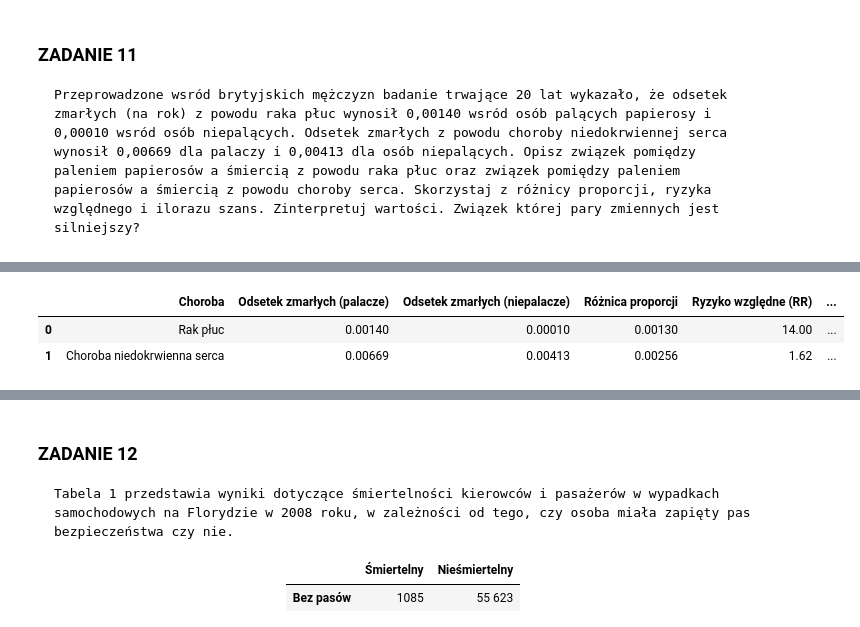
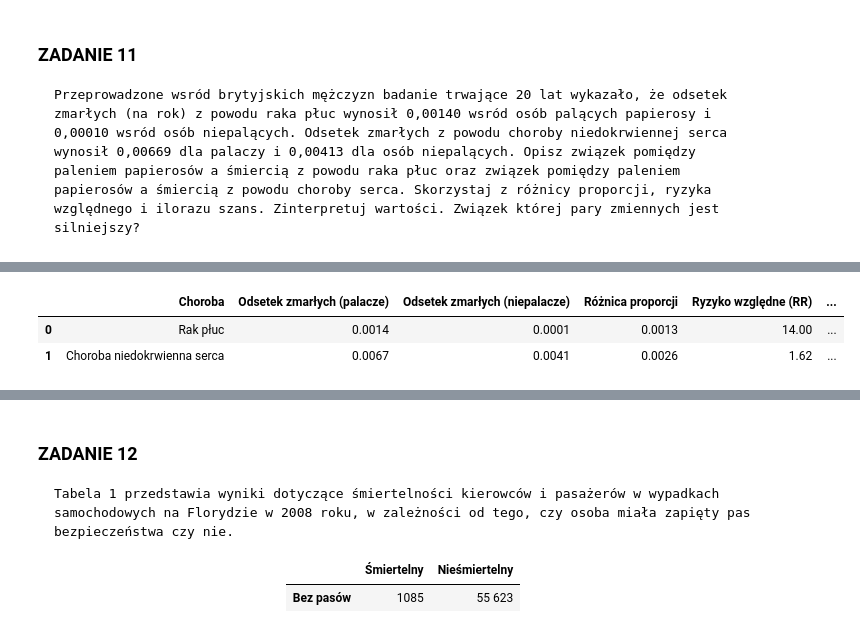
Before and after one commit to Jagaxxx/ADA_raporty, a Jupyter notebook: raport2/raport_l2.ipynb, the cells around one changed output, grey strips where cells are left out. Drawn from its saved outputs; the diff is of its cells as text; code cells hidden in the pictures.

```diff
--- a/raport2/raport_l2.ipynb
+++ b/raport2/raport_l2.ipynb
@@ -287,22 +330,22 @@ heart_disease_OR = (heart_disease_rate_smokers / (1 - heart_disease_rate_smokers
 # %%
 data_british_man = {
     "Choroba": ["Rak płuc", "Choroba niedokrwienna serca"],
     "Odsetek zmarłych (palacze)": [lung_cancer_rate_smokers, heart_disease_rate_smokers],
     "Odsetek zmarłych (niepalacze)": [lung_cancer_rate_nonsmokers, heart_disease_rate_nonsmokers],
     "Różnica proporcji": [lung_cancer_rate_diff, heart_disease_rate_diff],
     "Ryzyko względne (RR)": [lung_cancer_RR, heart_disease_RR],
     "Iloraz szans (OR)": [lung_cancer_OR, heart_disease_OR]
 }
 
-df = pd.DataFrame(data_british_man)
-df["Odsetek zmarłych (palacze)"] = df["Odsetek zmarłych (palacze)"].apply(lambda x: f"{x:.5f}")
-df["Odsetek zmarłych (niepalacze)"] = df["Odsetek zmarłych (niepalacze)"].apply(lambda x: f"{x:.5f}")
-df["Różnica proporcji"] = df["Różnica proporcji"].apply(lambda x: f"{x:.5f}")
-df["Ryzyko względne (RR)"] = df["Ryzyko względne (RR)"].apply(lambda x: f"{x:.2f}")
-df["Iloraz szans (OR)"] = df["Iloraz szans (OR)"].apply(lambda x: f"{x:.2f}")
+df_british_man = pd.DataFrame(data_british_man)
+df_british_man["Odsetek zmarłych (palacze)"] = df_british_man["Odsetek zmarłych (palacze)"].apply(lambda x: f"{x:.4f}")
+df_british_man["Odsetek zmarłych (niepalacze)"] = df_british_man["Odsetek zmarłych (niepalacze)"].apply(lambda x: f"{x:.4f}")
+df_british_man["Różnica proporcji"] = df_british_man["Różnica proporcji"].apply(lambda x: f"{x:.4f}")
+df_british_man["Ryzyko względne (RR)"] = df_british_man["Ryzyko względne (RR)"].apply(lambda x: f"{x:.2f}")
+df_british_man["Iloraz szans (OR)"] = df_british_man["Iloraz szans (OR)"].apply(lambda x: f"{x:.2f}")
 
-df
+df_british_man
 # %% [output]
 |  | Choroba | Odsetek zmarłych (palacze) | Odsetek zmarłych (niepalacze) | Różnica proporcji | Ryzyko względne (RR) | ... |
-| 0 | Rak płuc | 0.00140 | 0.00010 | 0.00130 | 14.00 | ... |
-| 1 | Choroba niedokrwienna serca | 0.00669 | 0.00413 | 0.00256 | 1.62 | ... |
+| 0 | Rak płuc | 0.0014 | 0.0001 | 0.0013 | 14.00 | ... |
+| 1 | Choroba niedokrwienna serca | 0.0067 | 0.0041 | 0.0026 | 1.62 | ... |
```
Also changed, not shown: parts of 39 cells of this notebook.
